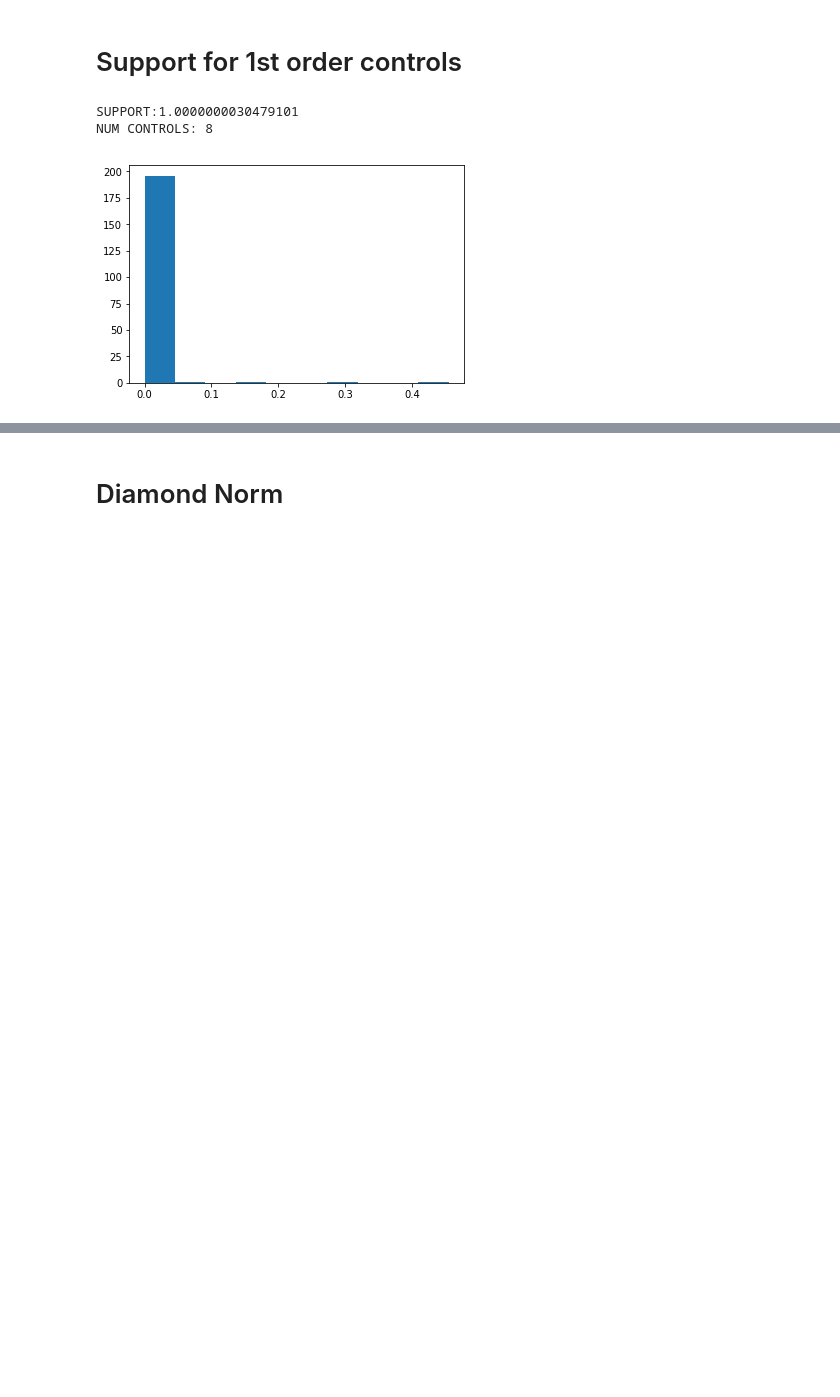
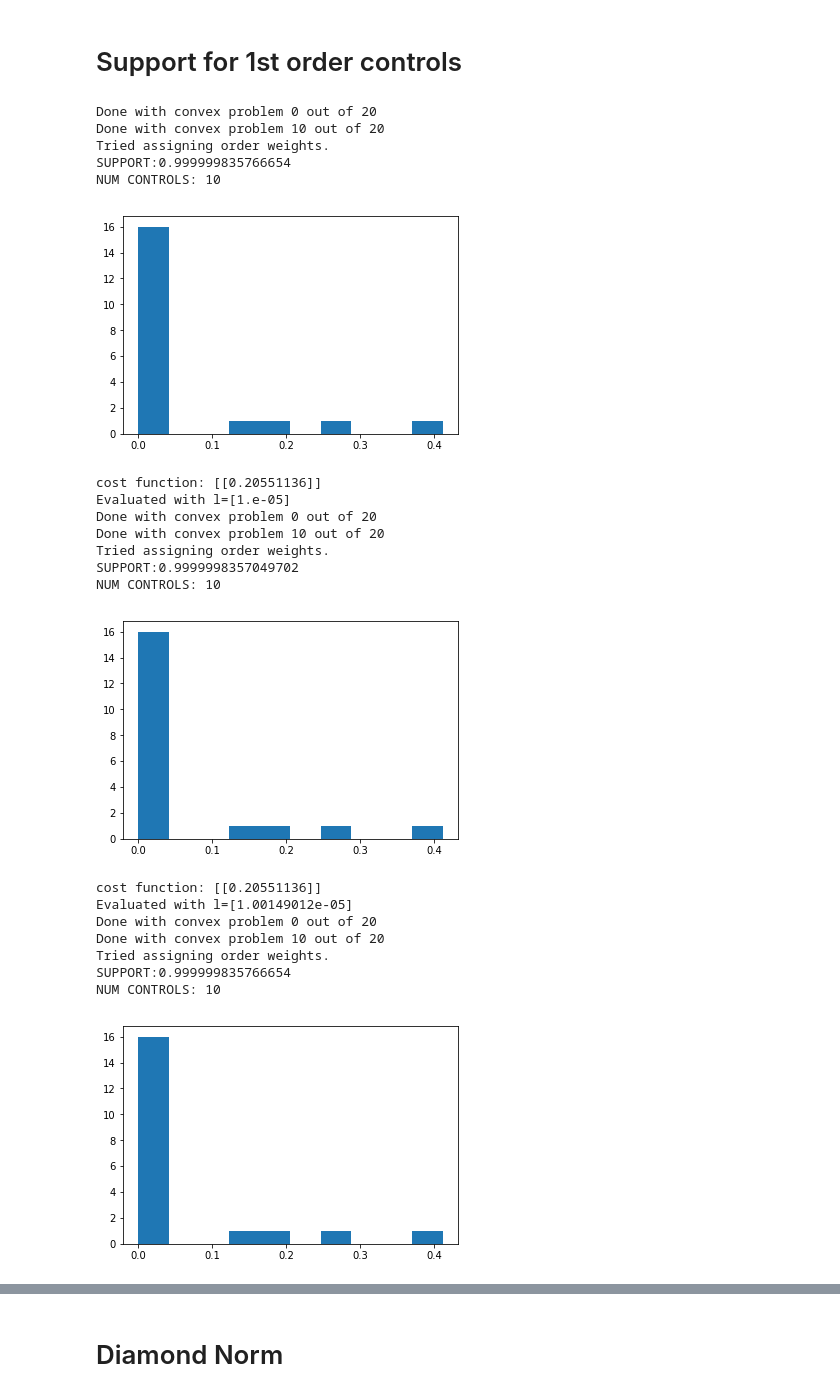
Before and after one commit to ampolloreno/decorrelating_errors, a Jupyter notebook: code/SQRT(X).ipynb, the cells around one changed output, grey strips where cells are left out. Saved outputs shown, nothing was run; the diff lists cells and outputs as text; code cells hidden in the pictures; blank space fills up the shorter version.

```diff
--- a/code/SQRT(X).ipynb
+++ b/code/SQRT(X).ipynb
@@ -92,9 +208,3 @@ pca0.controlset = [pca0.controlset[i] for i in indices0]
 pca0.probs = list(np.array(subweights.T/sum(subweights)).T)
 # %% [markdown]
 # Support for 1st order controls
-# %%
-indices1 = hist_and_support(pca.weights, num_weights)
-# %% [output]
-SUPPORT:1.0000000030479101
-NUM CONTROLS: 8
-[figure, removed]
@@ -100,0 +224,25 @@ NUM CONTROLS: 8
+# %%
+l = find_l(pca, l0=1E-5)
+# %% [output]
+Done with convex problem 0 out of 20
+Done with convex problem 10 out of 20
+Tried assigning order weights.
+SUPPORT:0.999999835766654
+NUM CONTROLS: 10
+[figure, added]
+cost function: [[0.20551136]]
+Evaluated with l=[1.e-05]
+Done with convex problem 0 out of 20
+Done with convex problem 10 out of 20
+Tried assigning order weights.
+SUPPORT:0.9999998357049702
+NUM CONTROLS: 10
+[figure, added]
+cost function: [[0.20551136]]
+Evaluated with l=[1.00149012e-05]
+Done with convex problem 0 out of 20
+Done with convex problem 10 out of 20
+Tried assigning order weights.
+SUPPORT:0.999999835766654
+NUM CONTROLS: 10
+[figure, added]
```
Also changed, not shown: parts of 34 cells of this notebook, 4 other files.
